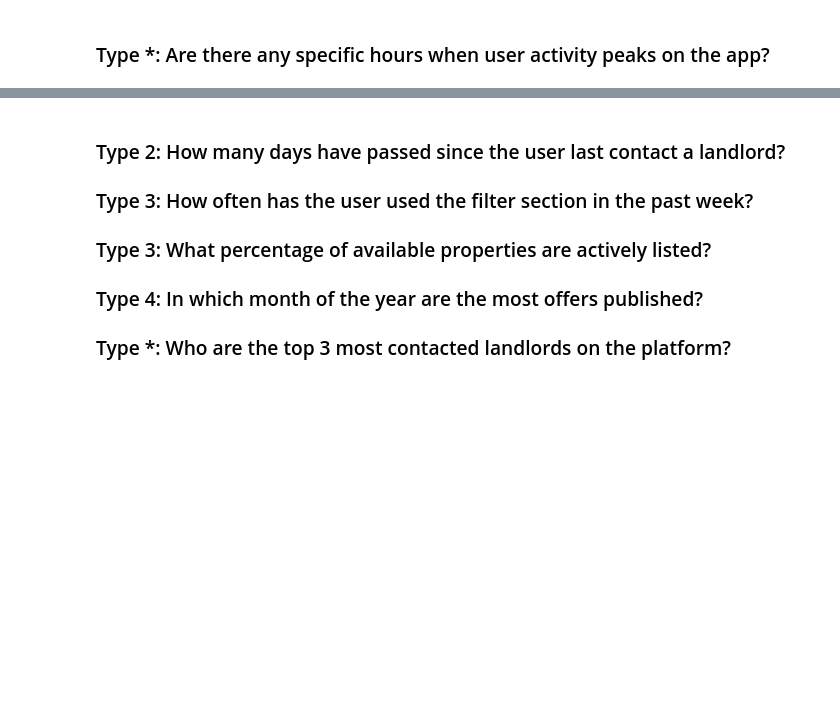
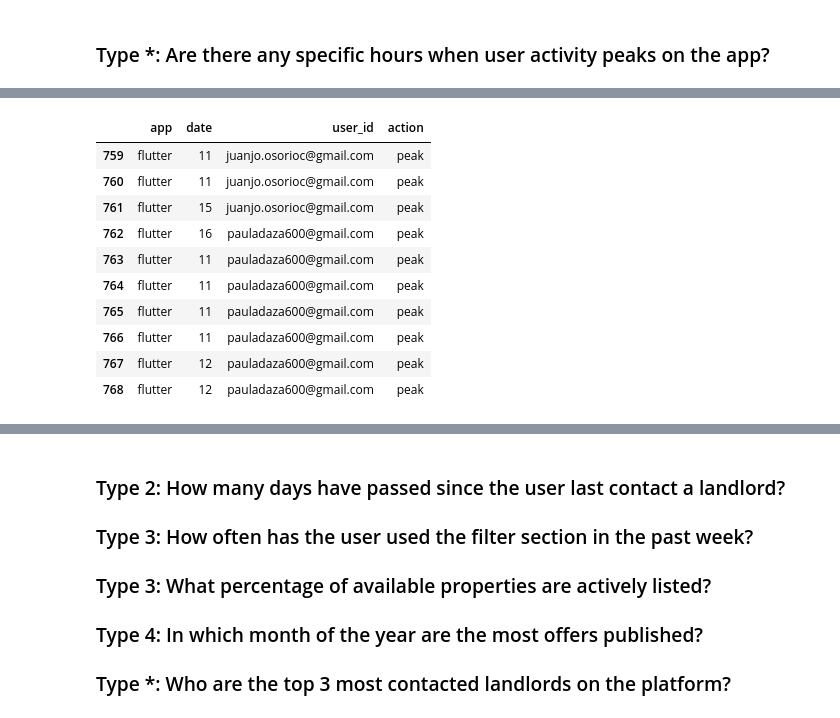
Before and after one commit to ISIS3510-202420-Team23/Analytics, a Jupyter notebook: analyticsPipeline.ipynb, the cells around one changed output, grey strips where cells are left out. Drawn from its saved outputs; the diff is of its cells as text; code cells hidden in the pictures; blank space fills up the shorter version.

```diff
--- a/analyticsPipeline.ipynb
+++ b/analyticsPipeline.ipynb
@@ -30,3 +30,10 @@ df = pd.DataFrame(data)
 df_horas = pd.DataFrame(data)
 # %% [markdown]
 ### Type *: Are there any specific hours when user activity peaks on the app?
+# %%
+# Dejar en el df df_horas solo los valores cuya action sea "peak"
+df_horas = df_horas[df_horas['action'] == 'peak']
+
+# a todos los valores sumarle 7 horas
+df_horas['date'] = pd.to_datetime(df_horas['date'])
+df_horas['date'] = df_horas['date'] + pd.Timedelta(hours=19)
@@ -38,6 +51,20 @@ df_horas = df_horas[df_horas['action'] == 'peak']
 # Por ejemplo 2024-09-10 05:00:00.001000+00:00
 
 df_horas['date'] = df_horas['date'].dt.hour
+# %%
+df_horas.head(10)
+# %% [output]
+|  | app | date | user_id | action |
+| 759 | flutter | 11 | juanjo.osorioc@gmail.com | peak |
+| 760 | flutter | 11 | juanjo.osorioc@gmail.com | peak |
+| 761 | flutter | 15 | juanjo.osorioc@gmail.com | peak |
+| 762 | flutter | 16 | pauladaza600@gmail.com | peak |
+| 763 | flutter | 11 | pauladaza600@gmail.com | peak |
+| 764 | flutter | 11 | pauladaza600@gmail.com | peak |
+| 765 | flutter | 11 | pauladaza600@gmail.com | peak |
+| 766 | flutter | 11 | pauladaza600@gmail.com | peak |
+| 767 | flutter | 12 | pauladaza600@gmail.com | peak |
+| 768 | flutter | 12 | pauladaza600@gmail.com | peak |
 # %%
 # Agrupar por hora y contar cuantas veces se repite
 df_horas = df_horas.groupby('date').size().reset_index(name='count')
```
Also changed, not shown: parts of 9 cells of this notebook, 3 other files.
